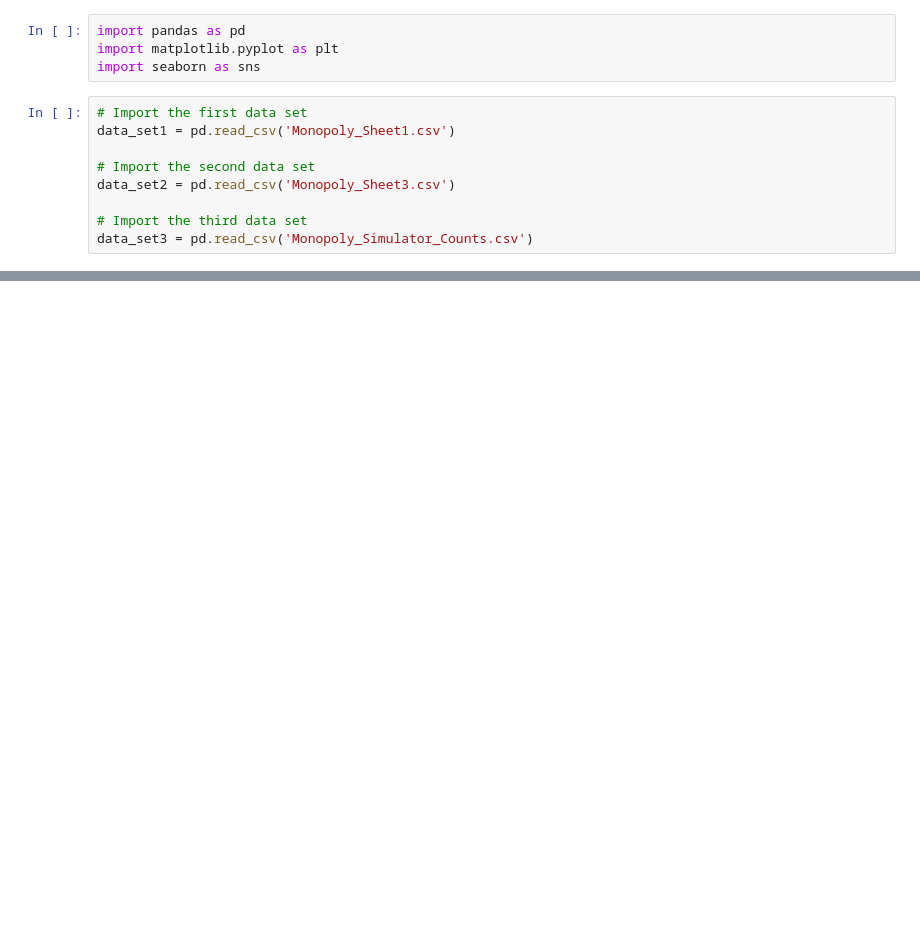
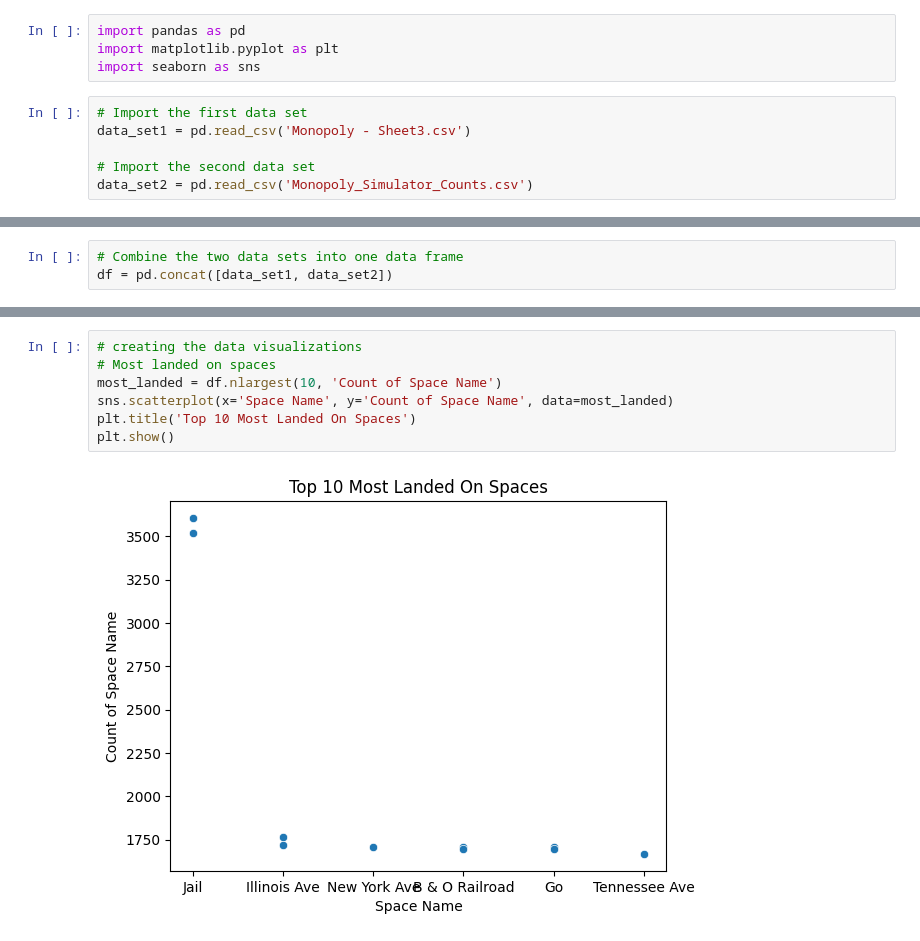
Before and after one commit to bshroats5/Monopoly, a Jupyter notebook: data_analysis.ipynb, the cells around one changed output, grey strips where cells are left out. Drawn from its saved outputs; the diff is of its cells as text; blank space fills up the shorter version.

```diff
--- a/data_analysis.ipynb
+++ b/data_analysis.ipynb
@@ -4,10 +4,7 @@ import matplotlib.pyplot as plt
 import seaborn as sns
 # %%
 # Import the first data set
-data_set1 = pd.read_csv('Monopoly_Sheet1.csv')
+data_set1 = pd.read_csv('Monopoly - Sheet3.csv')
 
 # Import the second data set
-data_set2 = pd.read_csv('Monopoly_Sheet3.csv')
-
-# Import the third data set
-data_set3 = pd.read_csv('Monopoly_Simulator_Counts.csv')
+data_set2 = pd.read_csv('Monopoly_Simulator_Counts.csv')
@@ -15,0 +11,3 @@ FileNotFoundError: [Errno 2] No such file or directory: 'Monopoly_Sheet1.csv'
+# %%
+# Combine the two data sets into one data frame
+df = pd.concat([data_set1, data_set2])
@@ -15,0 +35,9 @@ FileNotFoundError: [Errno 2] No such file or directory: 'Monopoly_Sheet1.csv'
+# %%
+# creating the data visualizations
+# Most landed on spaces
+most_landed = df.nlargest(10, 'Count of Space Name')
+sns.scatterplot(x='Space Name', y='Count of Space Name', data=most_landed)
+plt.title('Top 10 Most Landed On Spaces')
+plt.show()
+# %% [output]
+[figure, added]
```
Also changed, not shown: parts of 4 cells of this notebook.
